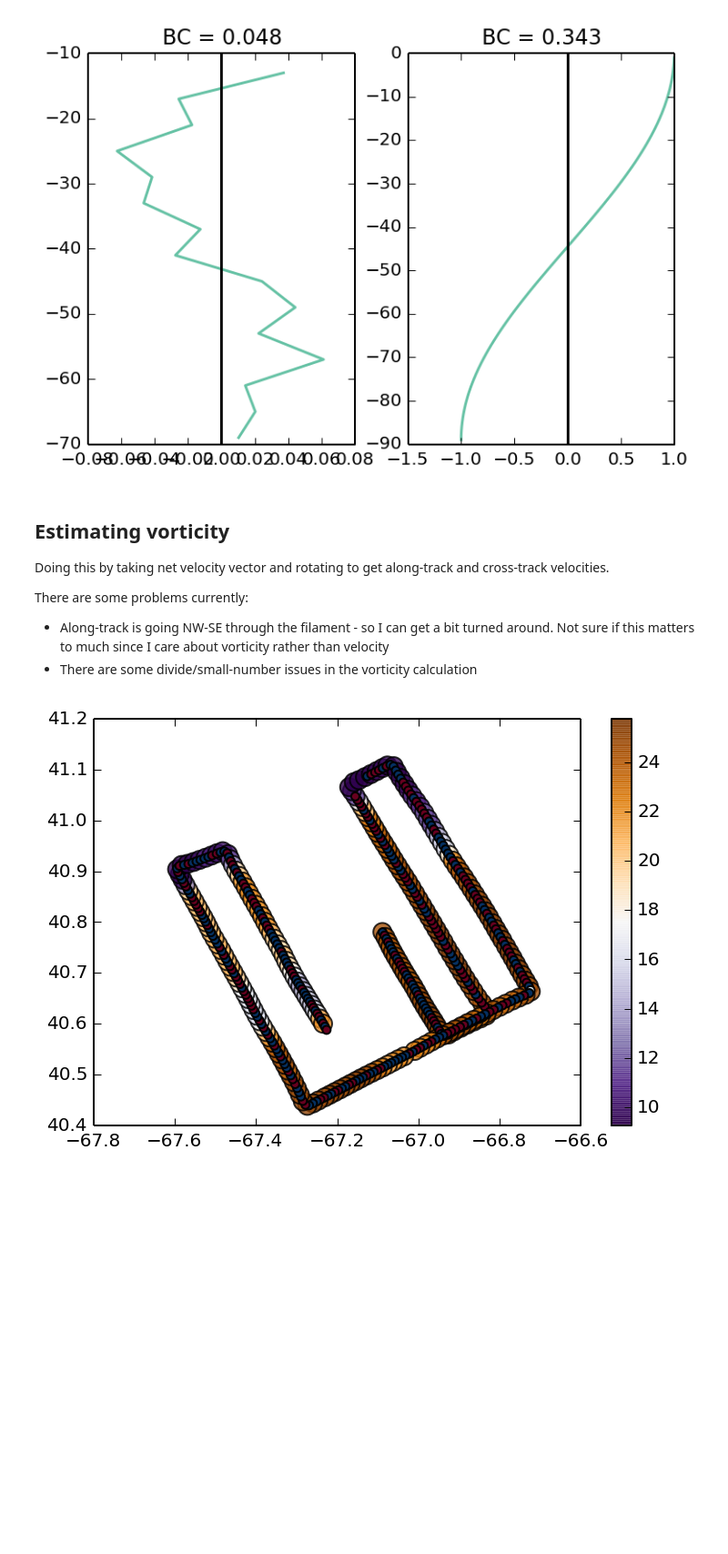
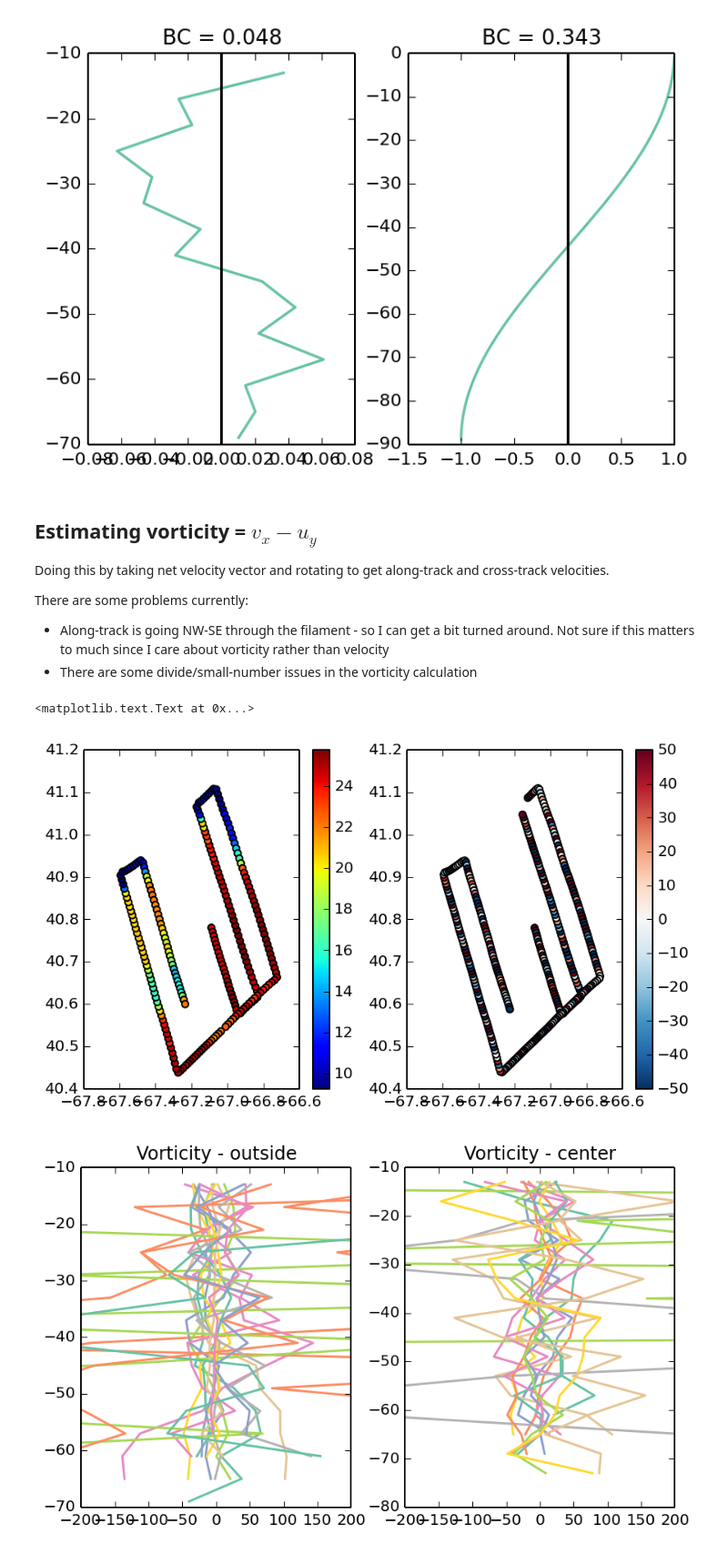
Before and after one commit to dcherian/eddyshelf, a Jupyter notebook: secondary-vortices.ipynb, the cells around one changed output. Shown at 91% size. Cells and saved outputs as stored; diff of their text form; code cells hidden in the pictures; blank space fills up the shorter version.

```diff
--- a/secondary-vortices.ipynb
+++ b/secondary-vortices.ipynb
@@ -173,6 +189,7 @@ Load cartesian grid from file
 Plot vertical profiles of dyes and relative vorticity. Plots are at approximately the center of the vortex. Horizontal lines indicate shelfbreak depth.
 # %%
 #%matplotlib inline
+pylab.rcParams['figure.figsize'] = (6.0, 8.0)
 ix=118; iy = 50; it = 94-1
 (rvornorm, rvprofnorm, dcsd, dzd, ded, zvor, zvec, u, v) = read_data(hisfile, vorfile, rgrid, ix, iy, it, favg)
 plot_profiles(rvornorm, isb, ix, iy, zvec, zvor, dcsd, dzd, ded, rvprofnorm, u, v)
@@ -200,6 +217,8 @@ min water is from 9.2023671875 km =  1.8404734375  (shelfbreak) Rossby radii ins
 ### Cyclone when downstream
 Let's make the same plots as in earlier figure at a later point in time when the cyclone has separated.
 # %%
+pylab.rcParams['figure.figsize'] = (6.0, 8.0)
+
 # new location for cyclone when it is downstream
 ixnew = 178; iynew = 40-1; itnew = 126-1;
 
@@ -221,10 +240,12 @@ Observations:
 # Anticyclone on shelf
 # %%
 ixac = 236; iyac = 23; itac = 118; # accounts for python indexing
+
+pylab.rcParams['figure.figsize'] = (6.0, 8.0)
 
 # read, plot and change axis limits
 (rvornorm, rvprofnorm, dcsd, dzd, ded, zvor, zvec, u, v) = read_data(hisfile, vorfile, rgrid, ixac, iyac, itac, favg)
 plot_profiles(rvornorm, isb, ixac, iyac, zvec, zvor, dcsd, dzd, ded, rvprofnorm, u, v)
-#plt.subplot(4,2,(1,2))
-#plt.axis('image');plt.xlim(200,250); plt.ylim(0,50);
+plt.subplot(4,2,(1,2))
+plt.xlim(200,250); plt.ylim(0,50);
 # %% [output]
@@ -307,14 +328,12 @@ sshlons, sshlats = get_range(ssh.lon, ssh.lat)
 sstlons, sstlats = get_range(sst.lon, sst.lat)
 bathylons, bathylats = get_range(bathy.lon, bathy.lat)
 # %%
-#%matplotlib qt
 %matplotlib inline
-#plt.ion()
 fig = plt.figure()
 
 # reads SST, SSH & bathymetric data
 for ii in range(10): #sst.ntime):
-    fig.clf()
+    plt.clf()
     # SST plot
     plt.subplot(1,2,1)
     plt.pcolormesh(sst.lon[sstlons], sst.lat[sstlats],
@@ -354,5 +373,5 @@ for ii in range(10): #sst.ntime):
     # update inline images
     display.clear_output()
     display.display(plt.gcf())
-    #plt.close()
+    plt.close()
 # %% [output]
@@ -534,7 +553,7 @@ Total KE = 64.75 | DA KE = 42.53
 <matplotlib.text.Text at 0x...>
 [figure]
 # %% [markdown]
-## Estimating vorticity
+## Estimating vorticity = $v_x - u_y$
 
 Doing this by taking net velocity vector and rotating to get along-track and cross-track velocities.
 
@@ -543,34 +562,61 @@ There are some problems currently:
 * Along-track is going NW-SE through the filament - so I can get a bit turned around. Not sure if this matters to much since I care about vorticity rather than velocity
 * There are some divide/small-number issues in the vorticity calculation
 # %%
+pylab.rcParams['figure.figsize'] = (7.0, 4.0)
+
 u = g3uv['u'][:]
 v = g3uv['v'][:]
 lon = g3uv['longitude'][:]
 lat = g3uv['latitude'][:]
 
 # calculate cruise track angle and distances using seawater toolbox
 import seawater as sw
-dist,angle = sw.dist(lat, lon)
+dist,angle = sw.dist(lat, lon, units='km')
+# returns in km, convert that to m
+dist = dist*1000
+# returns angle in degrees, convert to radians
+angle = np.pi/180 * angle;
 
 daystr = '04Jul'
 tsindices = g3days[daystr]
 uvindices = g3uvdays[daystr]
 
 # along-track velocity
 us = u[1:] * np.cos(angle) - v[1:] * np.sin(angle)
 # cross-track velocity
 un = u[1:] * np.sin(angle) + v[1:] * np.cos(angle)
 
+# convert to masked arrays
+us = np.ma.masked_array(us, np.isnan(us))
+un = np.ma.masked_array(un, np.isnan(un))
+
 vor = np.diff(un, axis=0)/np.diff(dist, axis=0)
 
 # map
+plt.subplot(1,2,1)
 plt.hold(True)
-plt.scatter(g3['txy'][tsindices,1], g3['txy'][tsindices,2], c=g3['theta'][tsindices,8], alpha=0.8, s=100, cmap='PuOr_r')
+plt.scatter(g3['txy'][tsindices,1], g3['txy'][tsindices,2], c=g3['theta'][tsindices,8], alpha=1)
 plt.colorbar()
-plt.scatter(lon[uvindices], lat[uvindices], c=vor[uvindices,10], cmap='RdBu_r')
-plt.clim(-0.1,0.1)
-#plt.colorbar()
+plt.subplot(1,2,2)
+plt.scatter(lon[uvindices], lat[uvindices], c=vor[uvindices,10]/1e-4, cmap='RdBu_r')
+plt.clim(-50,50)
+plt.colorbar()
 
 # depth profiles
+plt.figure()
+plt.subplot(1,2,1)
+for ii in ind1:
+    plt.plot(vor[ii,:]/1e-4, depth);
+
+plt.xlim(-200,200)
+plt.title('Vorticity - outside')
+plt.subplot(1,2,2)
+for ii in ind2:
+    plt.plot(vor[ii,:]/1e-4, depth)
+
+plt.xlim(-200,200)
+plt.title('Vorticity - center')
 # %% [output]
+<matplotlib.text.Text at 0x...>
-[figure, old version]
+[figure, new version]
+[figure, added]
```
Also changed, not shown: parts of 7 cells of this notebook, 1 other file.
